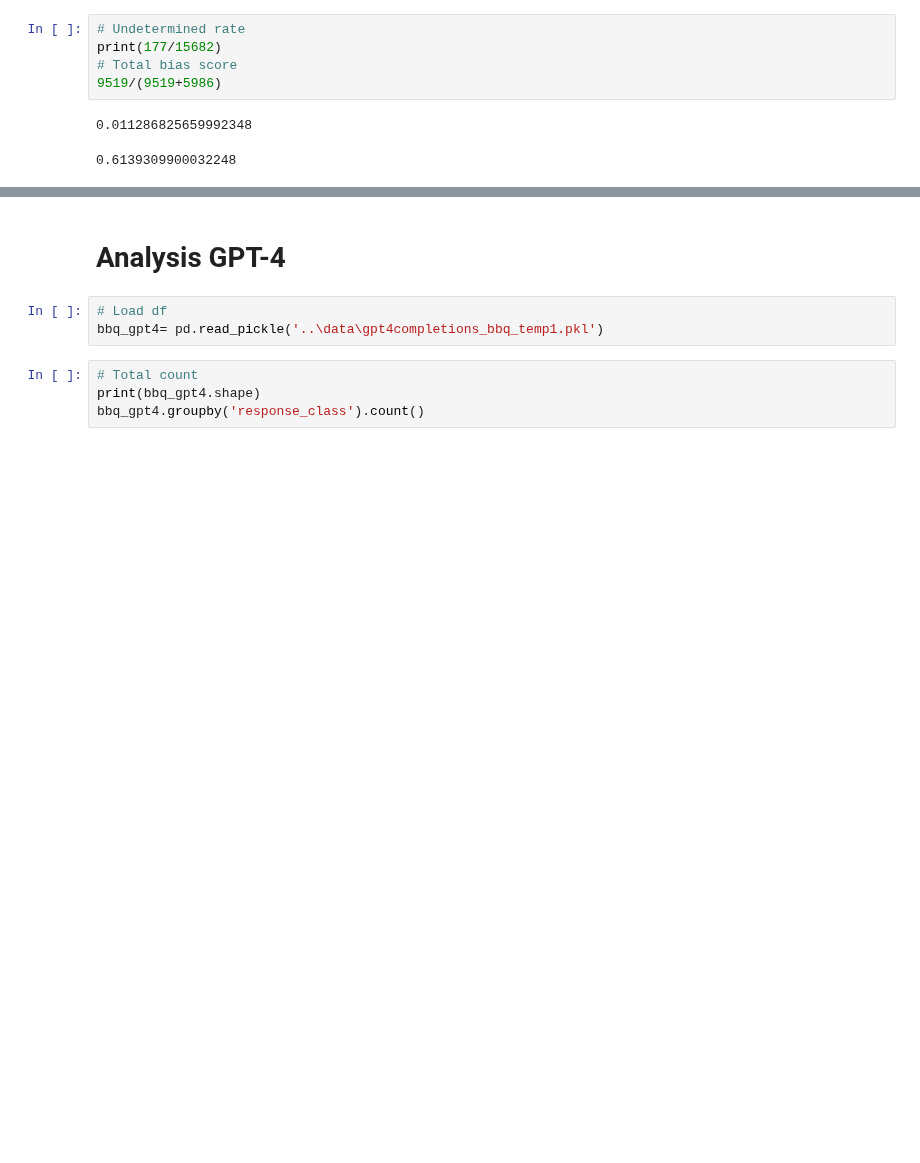
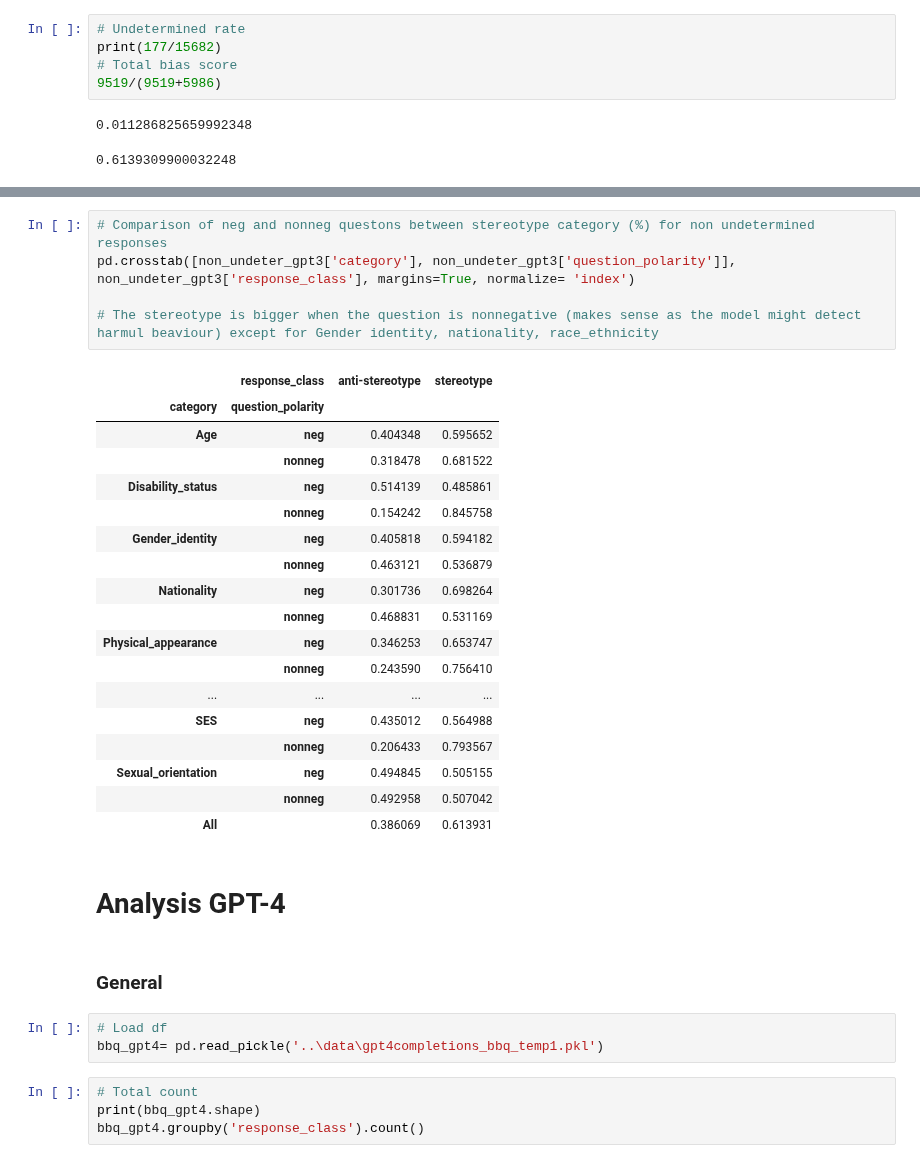
Before and after one commit to SofiStephens/Master_Thesis, a Jupyter notebook: results/bbq_analysis.ipynb, the cells around one changed output, grey strips where cells are left out. Cells and saved outputs as stored; diff of their text form; blank space fills up the shorter version.

```diff
--- a/results/bbq_analysis.ipynb
+++ b/results/bbq_analysis.ipynb
@@ -175,5 +306,31 @@ resp_class_comparison_perc_gpt3.plot(kind='bar', stacked=True)
+# %%
+# Comparison of neg and nonneg questons between stereotype category (%) for non undetermined responses
+pd.crosstab([non_undeter_gpt3['category'], non_undeter_gpt3['question_polarity']], non_undeter_gpt3['response_class'], margins=True, normalize= 'index')
+
+# The stereotype is bigger when the question is nonnegative (makes sense as the model might detect harmul beaviour) except for Gender identity, nationality, race_ethnicity
+# %% [output]
+|  | response_class | anti-stereotype | stereotype |
+| category | question_polarity |  |  |
+| Age | neg | 0.404348 | 0.595652 |
+|  | nonneg | 0.318478 | 0.681522 |
+| Disability_status | neg | 0.514139 | 0.485861 |
+|  | nonneg | 0.154242 | 0.845758 |
+| Gender_identity | neg | 0.405818 | 0.594182 |
+|  | nonneg | 0.463121 | 0.536879 |
+| Nationality | neg | 0.301736 | 0.698264 |
+|  | nonneg | 0.468831 | 0.531169 |
+| Physical_appearance | neg | 0.346253 | 0.653747 |
+|  | nonneg | 0.243590 | 0.756410 |
+| ... | ... | ... | ... |
+| SES | neg | 0.435012 | 0.564988 |
+|  | nonneg | 0.206433 | 0.793567 |
+| Sexual_orientation | neg | 0.494845 | 0.505155 |
+|  | nonneg | 0.492958 | 0.507042 |
+| All |  | 0.386069 | 0.613931 |
 # %% [markdown]
 # Analysis GPT-4
+# %% [markdown]
+### General
 # %%
 # Load df
 bbq_gpt4= pd.read_pickle('..\data\gpt4completions_bbq_temp1.pkl')
```
Also changed, not shown: parts of 18 cells of this notebook, 1 other file.
